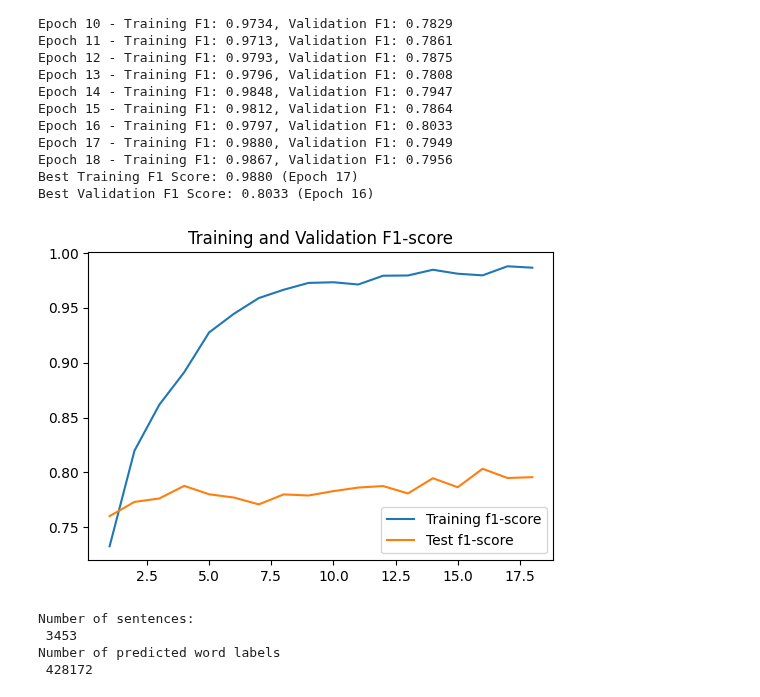
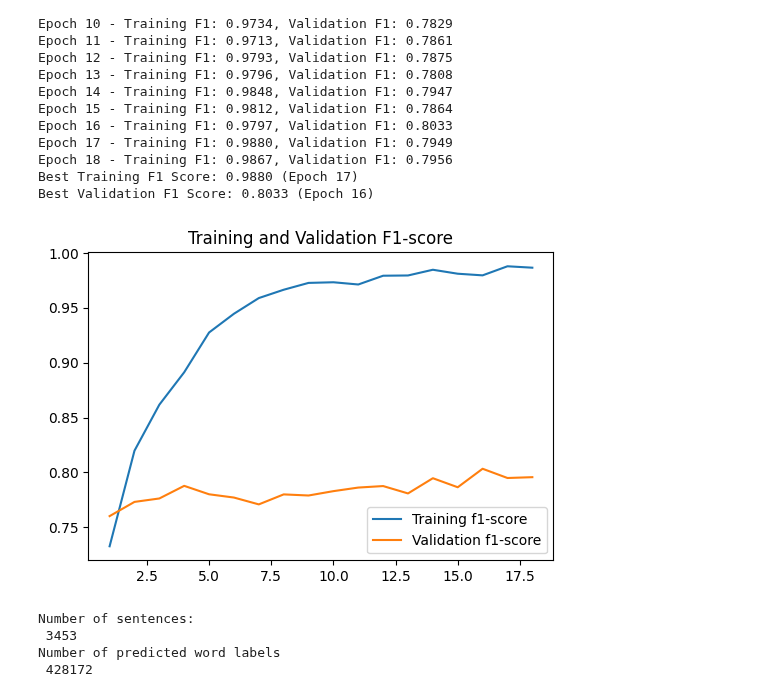
Before and after one commit to roylau98/SC4002_NLP, a Jupyter notebook: Q1_part3.ipynb, the cells around one changed output. Cells and saved outputs as stored; diff of their text form; code cells hidden in the pictures.

```diff
--- a/Q1_part3.ipynb
+++ b/Q1_part3.ipynb
@@ -652,10 +667,10 @@ Best Validation F1 Score: 0.8033 (Epoch 16)
 # %%
 fig = plt.figure(figsize=(6,4))
 plt.title("Training and Validation F1-score")
 plt.plot(range(1,len(train_metrics_list)+1),train_f1_list, label='Training f1-score')
-plt.plot(range(1,len(val_metrics_list)+1),val_f1_list,label='Test f1-score')
+plt.plot(range(1,len(val_metrics_list)+1),val_f1_list,label='Validation f1-score')
 plt.legend()
 plt.show()
 # %% [output]
-[figure, old version]
+[figure, new version]
 # %%
```
Also changed, not shown: parts of 5 cells of this notebook.
